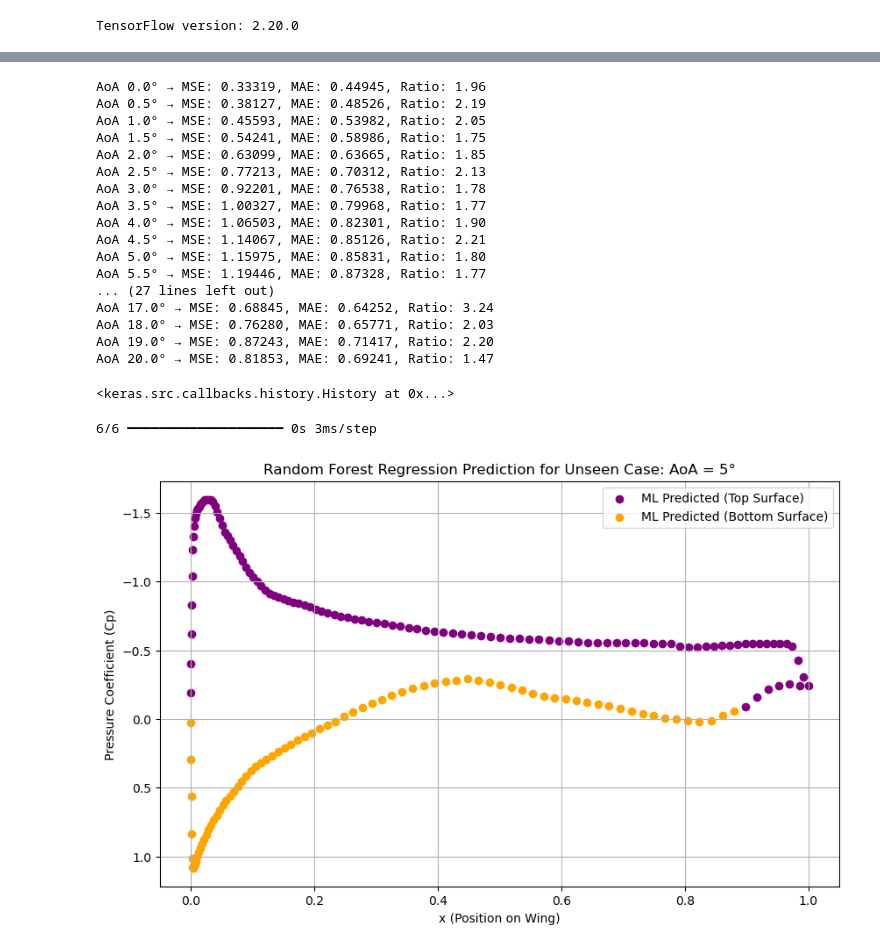
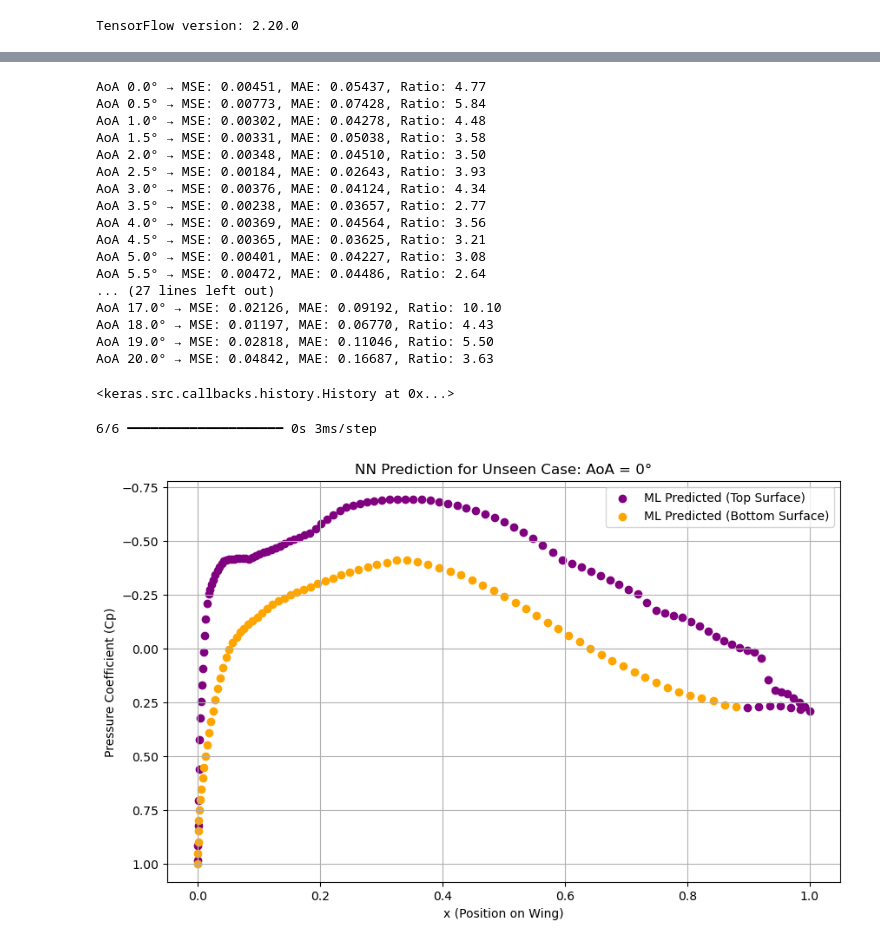
Before and after one commit to ItsKong/CFD-Machine-learning, a Jupyter notebook: Rae2822-Model.ipynb, the cells around one changed output, grey strips where cells are left out. Saved outputs shown, nothing was run; the diff lists cells and outputs as text; code cells hidden in the pictures.

```diff
--- a/Rae2822-Model.ipynb
+++ b/Rae2822-Model.ipynb
@@ -69,11 +72,13 @@ features = ['x', 'y', 'sin_AoA', 'cos_AoA']
 target = 'Pressure_Coefficient'
 # %%
 def build_model():
+    reg = tf.keras.regularizers.l2(1e-5)
     return tf.keras.Sequential([
         tf.keras.Input(shape=(4,)),
-        tf.keras.layers.Dense(32, activation='relu', kernel_regularizer=tf.keras.regularizers.l2(1e-3)),
-        tf.keras.layers.Dense(16, activation='relu', kernel_regularizer=tf.keras.regularizers.l2(1e-3)),
-        tf.keras.layers.Dense(1, kernel_regularizer=tf.keras.regularizers.l2(1e-3))
+        tf.keras.layers.Dense(64, activation='relu', kernel_regularizer=reg),
+        tf.keras.layers.Dropout(0.1),
+        tf.keras.layers.Dense(32, activation='relu', kernel_regularizer=reg),
+        tf.keras.layers.Dense(1)
     ])
 
 def build_early_stop():
@@ -129,7 +134,7 @@ for train_idx, test_idx in logo.split(X, y, aoa_values):
     gap_ratio   = final_val / final_train
 
     y_pred_s = model.predict(X_test_s)
-    y_pred   = scaler_y.inverse_transform(y_pred_s)
+    y_pred = scaler_y.inverse_transform(y_pred_s).flatten()
 
     mse = np.mean((y_pred - y_test)**2)
     mae = np.mean(np.abs(y_pred - y_test))
@@ -141,5 +146,8 @@ for train_idx, test_idx in logo.split(X, y, aoa_values):
     print(f"\tStopped: {actual_epochs} epochs | MSE: {mse:.5f} | MAE: {mae:.5f}")
     _round += 1
 
-print(f"\nMean MSE: {np.mean(val_scores[0]):.4f}")
+
+val_scores = np.array(val_scores)  # shape (44, 2)
+print(f"\nMean MSE: {np.mean(val_scores[:, 0]):.4f}")
+print(f"\nMean MAE: {np.mean(val_scores[:, 1]):.4f}")
 # %% [output]
@@ -165,23 +173,23 @@ unique_aoas = np.unique(aoa_values)
 for i, (aoa, score, ratio) in enumerate(zip(unique_aoas, val_scores, train_val_ratio)):
     print(f"AoA {aoa }° → MSE: {score[0]:.5f}, MAE: {score[1]:.5f}, Ratio: {ratio:.2f}")
 # %% [output]
-AoA 0.0° → MSE: 0.33319, MAE: 0.44945, Ratio: 1.96
-AoA 0.5° → MSE: 0.38127, MAE: 0.48526, Ratio: 2.19
-AoA 1.0° → MSE: 0.45593, MAE: 0.53982, Ratio: 2.05
-AoA 1.5° → MSE: 0.54241, MAE: 0.58986, Ratio: 1.75
-AoA 2.0° → MSE: 0.63099, MAE: 0.63665, Ratio: 1.85
-AoA 2.5° → MSE: 0.77213, MAE: 0.70312, Ratio: 2.13
-AoA 3.0° → MSE: 0.92201, MAE: 0.76538, Ratio: 1.78
-AoA 3.5° → MSE: 1.00327, MAE: 0.79968, Ratio: 1.77
-AoA 4.0° → MSE: 1.06503, MAE: 0.82301, Ratio: 1.90
-AoA 4.5° → MSE: 1.14067, MAE: 0.85126, Ratio: 2.21
-AoA 5.0° → MSE: 1.15975, MAE: 0.85831, Ratio: 1.80
-AoA 5.5° → MSE: 1.19446, MAE: 0.87328, Ratio: 1.77
+AoA 0.0° → MSE: 0.00451, MAE: 0.05437, Ratio: 4.77
+AoA 0.5° → MSE: 0.00773, MAE: 0.07428, Ratio: 5.84
+AoA 1.0° → MSE: 0.00302, MAE: 0.04278, Ratio: 4.48
+AoA 1.5° → MSE: 0.00331, MAE: 0.05038, Ratio: 3.58
+AoA 2.0° → MSE: 0.00348, MAE: 0.04510, Ratio: 3.50
+AoA 2.5° → MSE: 0.00184, MAE: 0.02643, Ratio: 3.93
+AoA 3.0° → MSE: 0.00376, MAE: 0.04124, Ratio: 4.34
+AoA 3.5° → MSE: 0.00238, MAE: 0.03657, Ratio: 2.77
+AoA 4.0° → MSE: 0.00369, MAE: 0.04564, Ratio: 3.56
+AoA 4.5° → MSE: 0.00365, MAE: 0.03625, Ratio: 3.21
+AoA 5.0° → MSE: 0.00401, MAE: 0.04227, Ratio: 3.08
+AoA 5.5° → MSE: 0.00472, MAE: 0.04486, Ratio: 2.64
 ... (27 lines left out)
-AoA 17.0° → MSE: 0.68845, MAE: 0.64252, Ratio: 3.24
-AoA 18.0° → MSE: 0.76280, MAE: 0.65771, Ratio: 2.03
-AoA 19.0° → MSE: 0.87243, MAE: 0.71417, Ratio: 2.20
-AoA 20.0° → MSE: 0.81853, MAE: 0.69241, Ratio: 1.47
+AoA 17.0° → MSE: 0.02126, MAE: 0.09192, Ratio: 10.10
+AoA 18.0° → MSE: 0.01197, MAE: 0.06770, Ratio: 4.43
+AoA 19.0° → MSE: 0.02818, MAE: 0.11046, Ratio: 5.50
+AoA 20.0° → MSE: 0.04842, MAE: 0.16687, Ratio: 3.63
 # %%
 # train final model with full dataset
 final_scaler_X = StandardScaler()
@@ -210,47 +218,46 @@ final_model.fit(
 # %% [output]
 <keras.src.callbacks.history.History at 0x...>
 # %%
-predict_aoa = 5
+predict_aoa = 0
 
 # predict_scaler_X = StandardScaler()
 # predict_scaler_y = StandardScaler()
 
-geometry = full_data[full_data['AoA'] == 0.0][['x', 'y']].copy().reset_index(drop=True)
+# geometry = full_data[full_data['AoA'] == 0.0][['x', 'y']].copy().reset_index(drop=True)
 
 X_new = full_data[full_data['AoA'] == 0.0][['x', 'y']].copy().reset_index(drop=True)
 X_new['sin_AoA'] = np.sin(np.deg2rad(predict_aoa))
 X_new['cos_AoA'] = np.cos(np.deg2rad(predict_aoa))
 
 # predict
-X_new_s = final_scaler_X.fit_transform(X_new[features])
+X_new_s = final_scaler_X.transform(X_new[features])
 
 Cp_predicted_s = final_model.predict(X_new_s)
 Cp_predicted = final_scaler_y.inverse_transform(Cp_predicted_s)
 
 # map back — just attach prediction to the same rows
-result = X_new[features].copy()
+result = X_new[['x', 'y']].copy()
 result['Cp_predicted'] = Cp_predicted
 
 # print(result)
-
 
 plt.figure(figsize=(10, 6))
 top_surface = result[result['y'] > 0].sort_values(by='x')
 bottom_surface = result[result['y'] <= 0].sort_values(by='x')
 
 plt.scatter(top_surface['x'], top_surface['Cp_predicted'], color='purple', linewidth=1, label='ML Predicted (Top Surface)')
 plt.scatter(bottom_surface['x'], bottom_surface['Cp_predicted'], color='orange', linewidth=1, label='ML Predicted (Bottom Surface)')
 
 plt.gca().invert_yaxis() # Invert y-axis for Aerodynamics
-plt.title(f"Random Forest Regression Prediction for Unseen Case: AoA = {predict_aoa}°")
+plt.title(f"NN Prediction for Unseen Case: AoA = {predict_aoa}°")
 plt.xlabel("x (Position on Wing)")
 plt.ylabel("Pressure Coefficient (Cp)")
 plt.legend()
 plt.grid(True)
 plt.show()
 # %% [output]
 6/6 ━━━━━━━━━━━━━━━━━━━━ 0s 3ms/step
-[figure, old version]
+[figure, new version]
 # %%
 aoa_degrees = np.linspace(0, 360, 100)
 aoa_radians = np.deg2rad(aoa_degrees)
```
Also changed, not shown: parts of 2 cells of this notebook.
